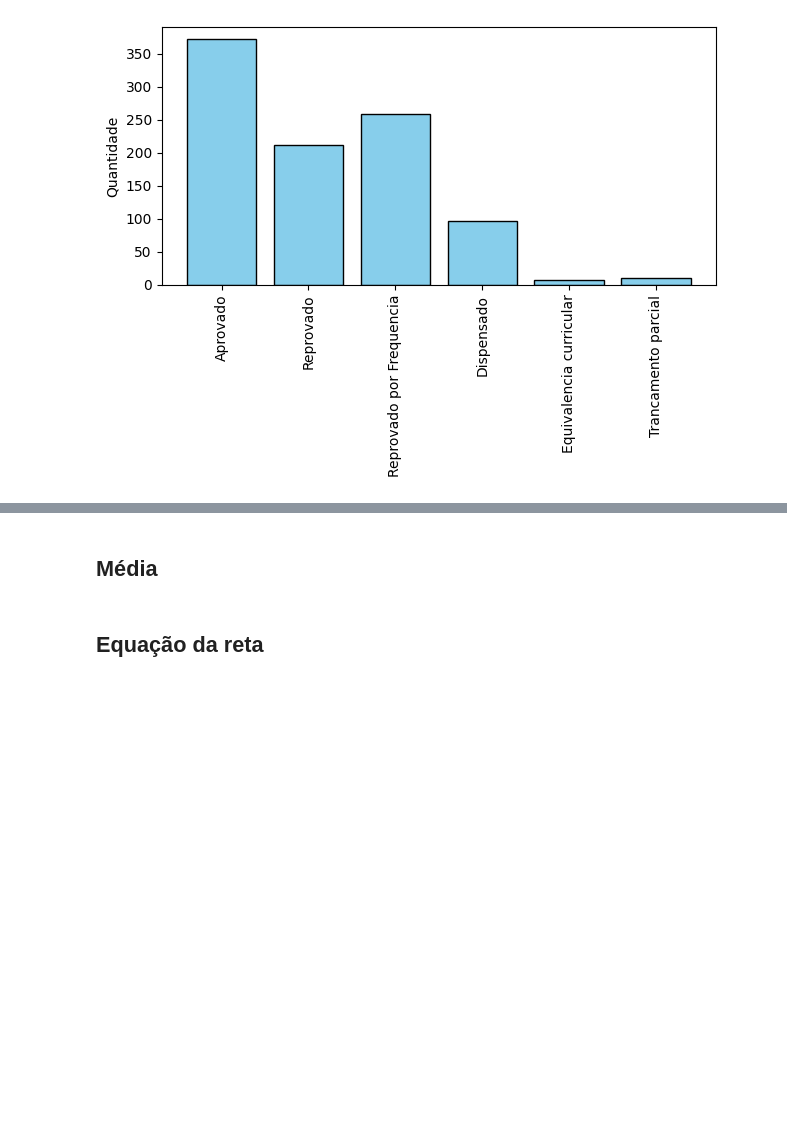
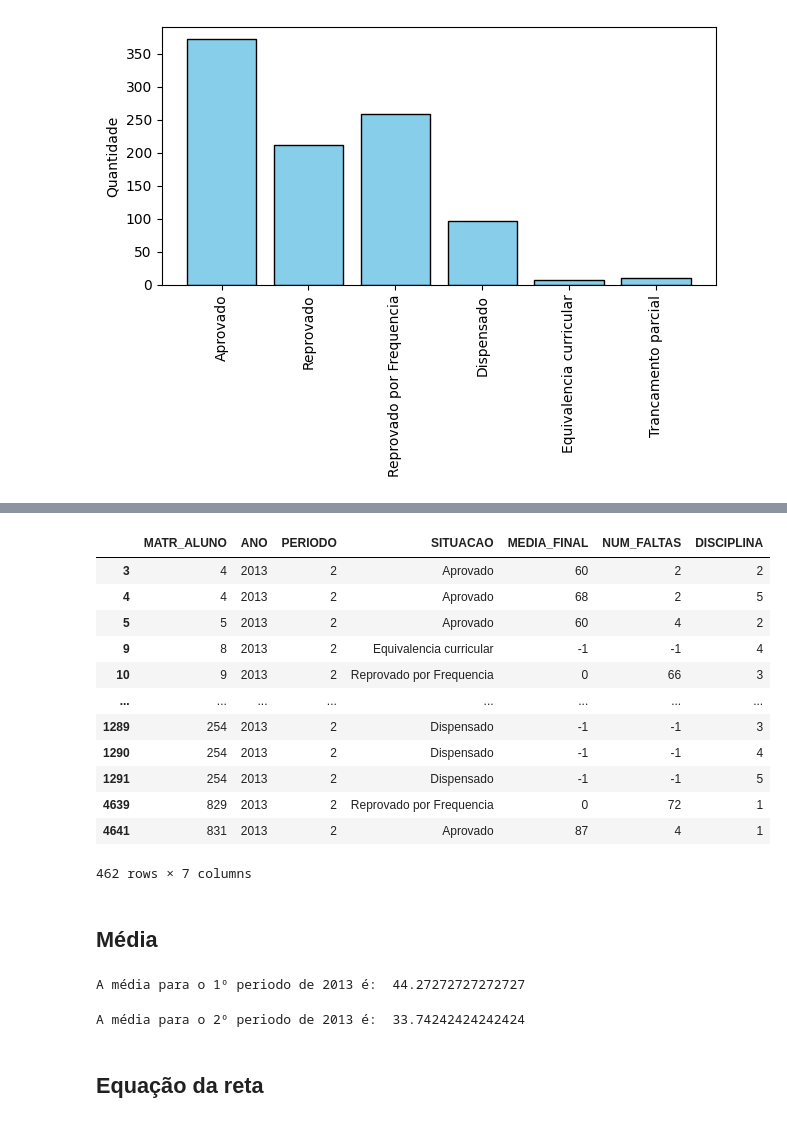
Before and after one commit to aleder-linm/trabalho-rp-dados-disciplinas, a Jupyter notebook: main.ipynb, the cells around one changed output, grey strips where cells are left out. Saved outputs shown, nothing was run; the diff lists cells and outputs as text; code cells hidden in the pictures; blank space fills up the shorter version.

Commit message:
Média para o ano de 2013

```diff
--- a/main.ipynb
+++ b/main.ipynb
@@ -164,5 +182,35 @@ plt.tight_layout()
+# %%
+df_2013_2 = df_2013.loc[df_2013['PERIODO'] == 2]
+
+display(df_2013_2)
+# %% [output]
+|  | MATR_ALUNO | ANO | PERIODO | SITUACAO | MEDIA_FINAL | NUM_FALTAS | DISCIPLINA |
+| 3 | 4 | 2013 | 2 | Aprovado | 60 | 2 | 2 |
+| 4 | 4 | 2013 | 2 | Aprovado | 68 | 2 | 5 |
+| 5 | 5 | 2013 | 2 | Aprovado | 60 | 4 | 2 |
+| 9 | 8 | 2013 | 2 | Equivalencia curricular | -1 | -1 | 4 |
+| 10 | 9 | 2013 | 2 | Reprovado por Frequencia | 0 | 66 | 3 |
+| ... | ... | ... | ... | ... | ... | ... | ... |
+| 1289 | 254 | 2013 | 2 | Dispensado | -1 | -1 | 3 |
+| 1290 | 254 | 2013 | 2 | Dispensado | -1 | -1 | 4 |
+| 1291 | 254 | 2013 | 2 | Dispensado | -1 | -1 | 5 |
+| 4639 | 829 | 2013 | 2 | Reprovado por Frequencia | 0 | 72 | 1 |
+| 4641 | 831 | 2013 | 2 | Aprovado | 87 | 4 | 1 |
+462 rows × 7 columns
 # %% [markdown]
 ## Média
+# %%
+media_2013_1 = df_2013_1['MEDIA_FINAL'].mean()
+
+print('A média para o 1º periodo de 2013 é: ', media_2013_1)
+# %% [output]
+A média para o 1º periodo de 2013 é:  44.27272727272727
+# %%
+media_2013_2 = df_2013_2['MEDIA_FINAL'].mean()
+
+print('A média para o 2º periodo de 2013 é: ', media_2013_2)
+# %% [output]
+A média para o 2º periodo de 2013 é:  33.74242424242424
 # %% [markdown]
 ## Equação da reta
 # %% [markdown]
```
Also changed, not shown: parts of 1 cell of this notebook.
